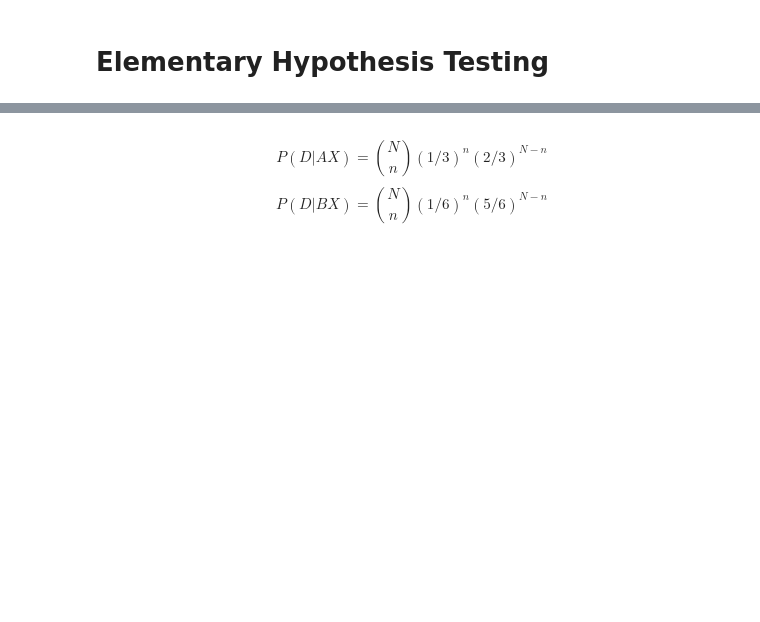
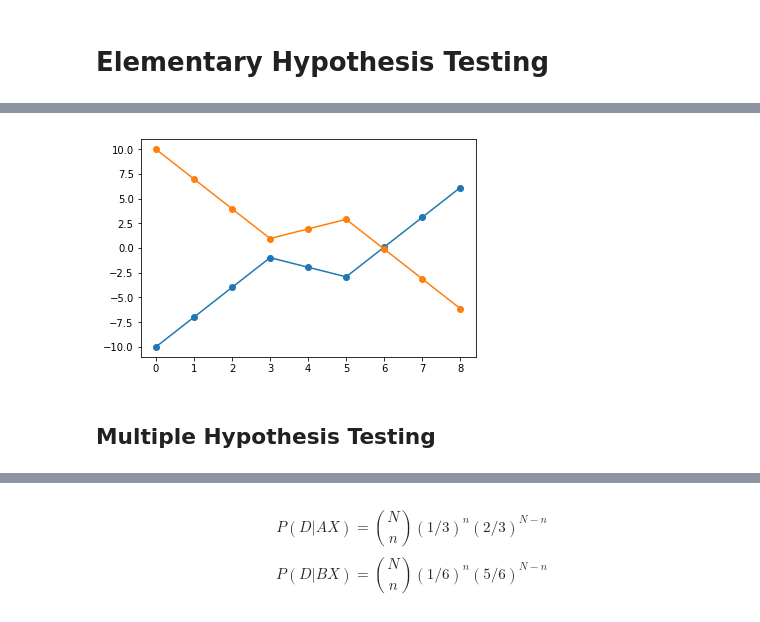
Before and after one commit to DavidGarfinkle/jaynes-probability, a Jupyter notebook: chapter_four/chapter_four.ipynb, the cells around one changed output, grey strips where cells are left out. Saved outputs shown, nothing was run; the diff lists cells and outputs as text; code cells hidden in the pictures; blank space fills up the shorter version.

```diff
--- a/chapter_four/chapter_four.ipynb
+++ b/chapter_four/chapter_four.ipynb
@@ -48,0 +130,10 @@ With [lea](https://bitbucket.org/piedenis/lea/), a python library for intuitive
+# %%
+# Observed sequence widgets
+data = np.array([0, 0, 0, 1, 1, 0, 0, 0, 0])
+
+for h in ['A', 'B']:
+    plt.plot(range(data.size), graph_evidence(h, data), '-o')
+# %% [output]
+[figure, added]
+# %% [markdown]
+## Multiple Hypothesis Testing
```
Also changed, not shown: parts of 37 cells of this notebook.
